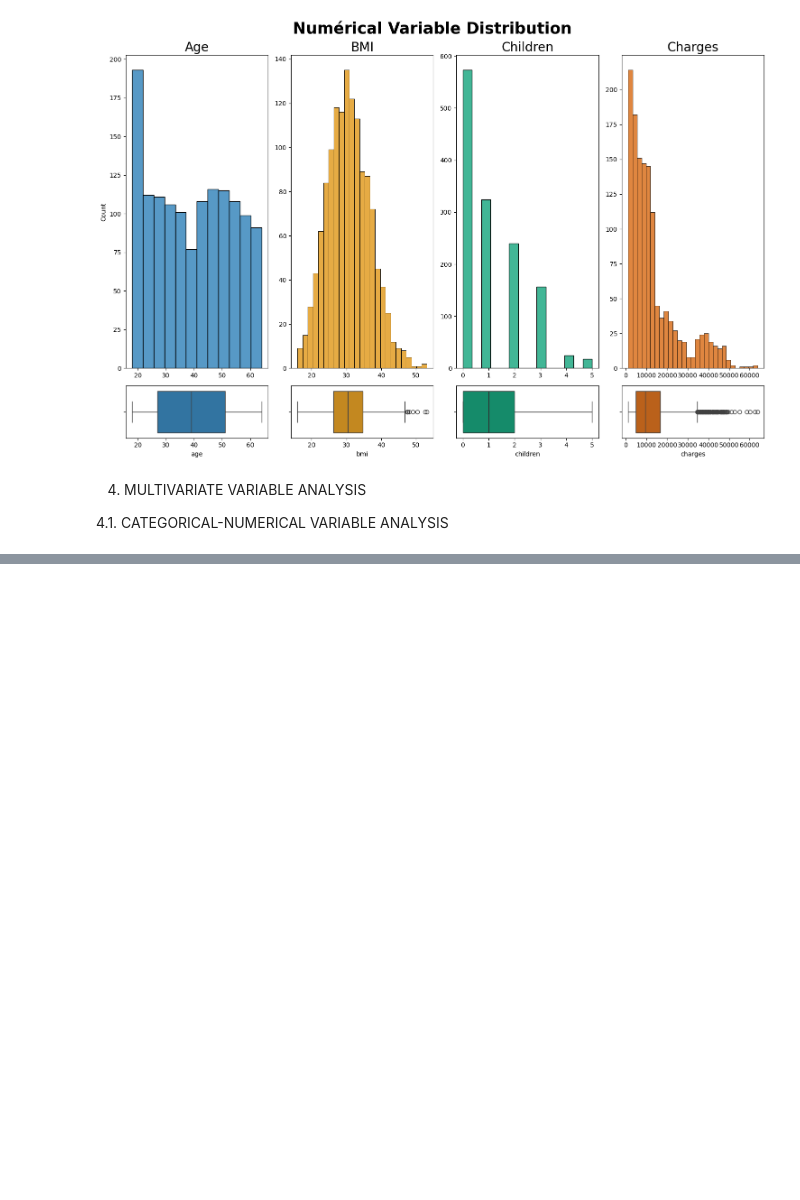
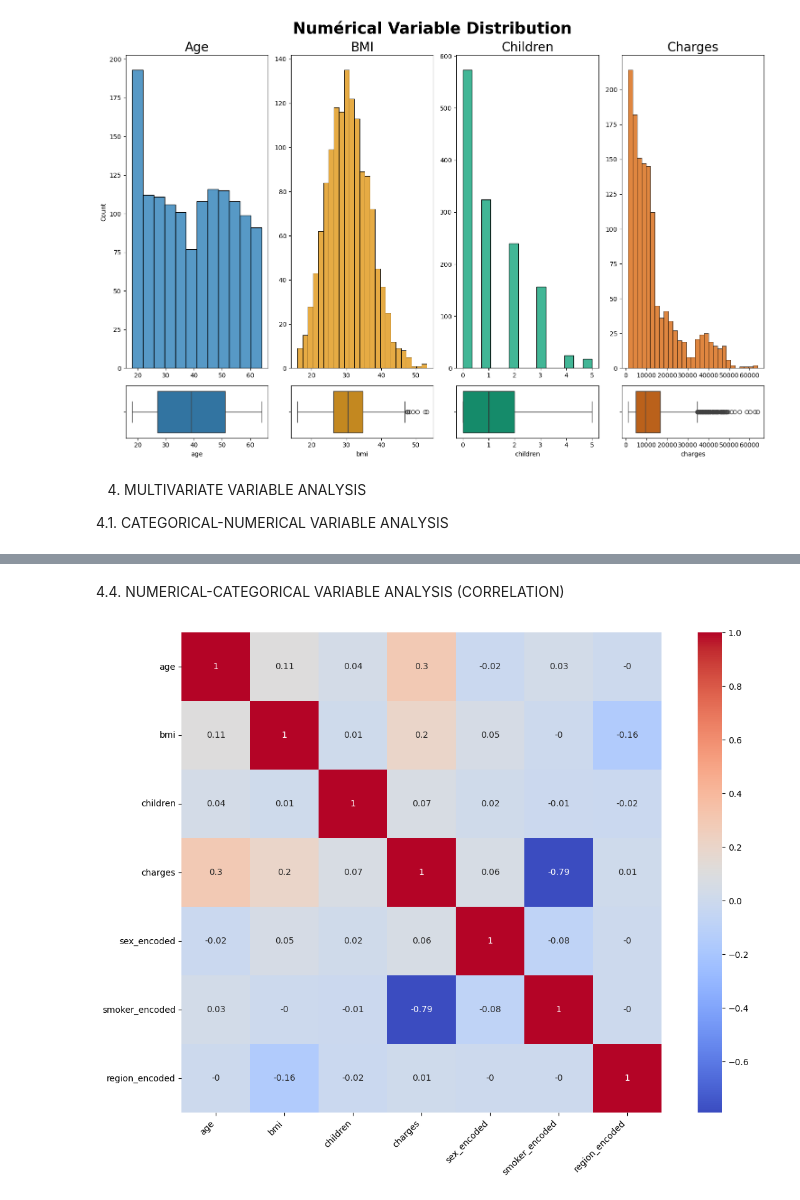
Before and after one commit to PeyraHub/EDA_medical_insurance, a Jupyter notebook: src/EDA.ipynb, the cells around one changed output, grey strips where cells are left out. Drawn from its saved outputs; the diff is of its cells as text; code cells hidden in the pictures; blank space fills up the shorter version.

```diff
--- a/src/EDA.ipynb
+++ b/src/EDA.ipynb
@@ -225,0 +310,10 @@ plt.show()
+# %% [markdown]
+4.4. NUMERICAL-CATEGORICAL VARIABLE ANALYSIS (CORRELATION)
+# %%
+plt.figure(figsize=(15, 10))
+sns.heatmap(df_enc.corr().round(2), annot=True, cmap='coolwarm', square=True)
+plt.xticks(rotation=45, ha='right')
+
+plt.show()
+# %% [output]
+[figure, added]
```
Also changed, not shown: parts of 36 cells of this notebook, 27 other files.
